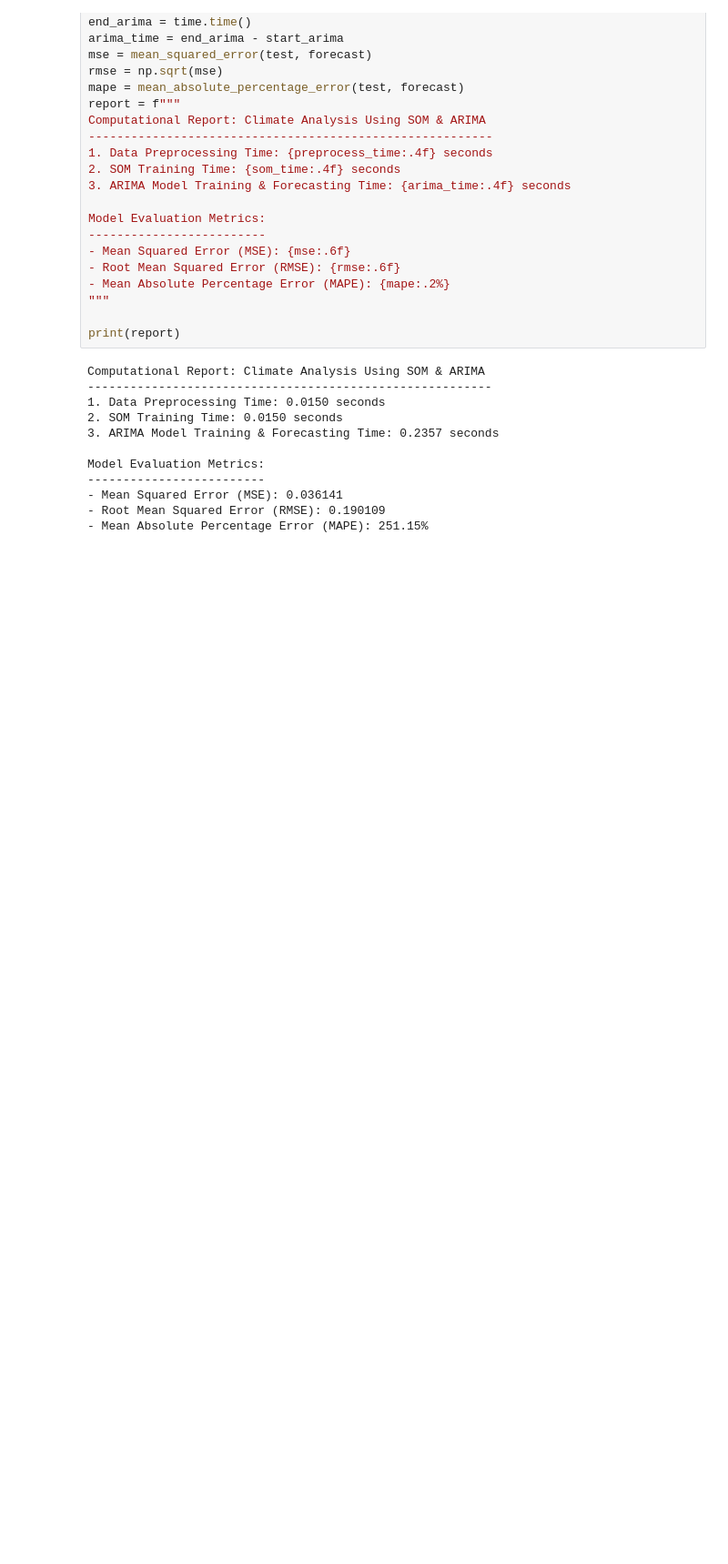
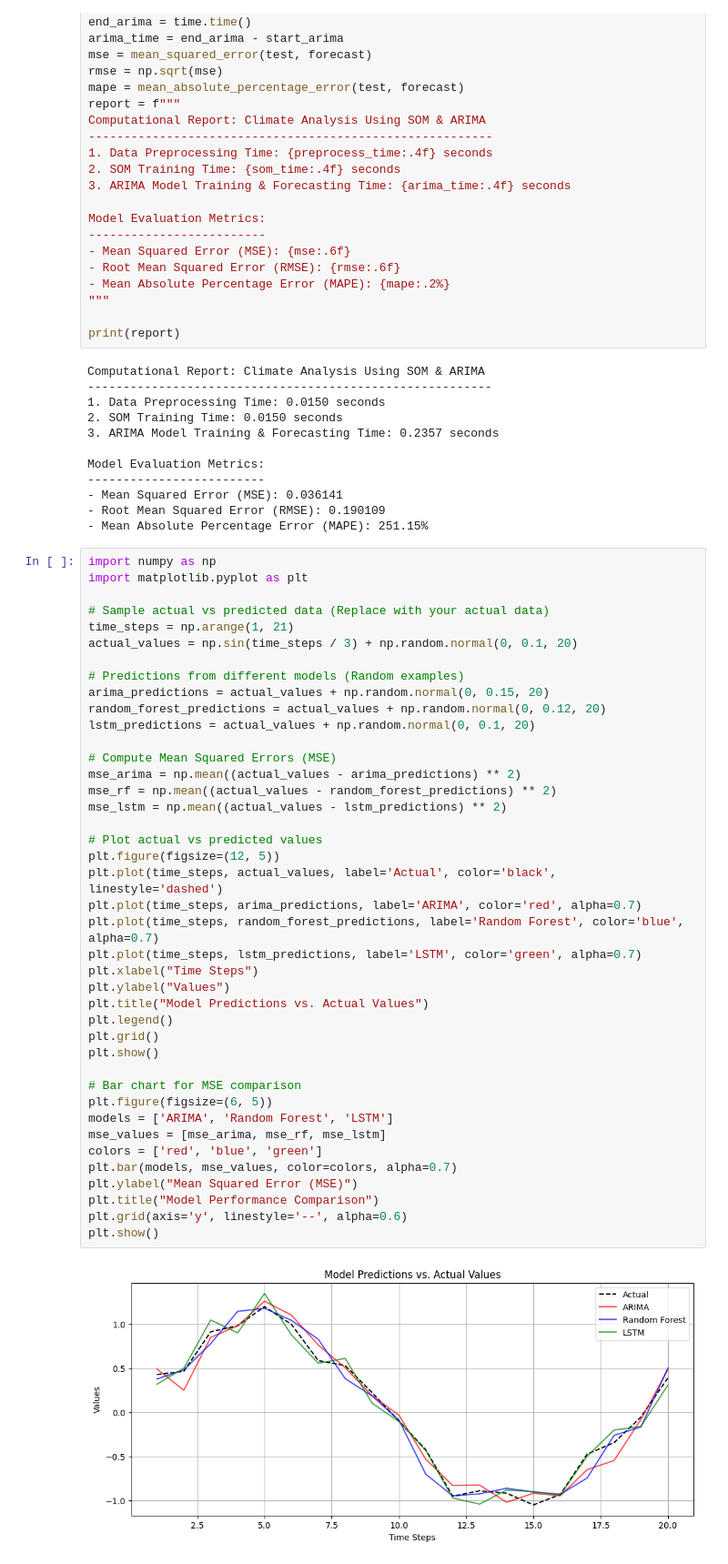
Before and after one commit to Varshit2448/Weather-Forecasting-using-parallel-Vocoding-Technique, a Jupyter notebook: Darkrai.ipynb, the cells around one changed output. Shown at 91% size. Drawn from its saved outputs; the diff is of its cells as text; blank space fills up the shorter version.

```diff
--- a/Darkrai.ipynb
+++ b/Darkrai.ipynb
@@ -1105,3 +1105,46 @@ Model Evaluation Metrics:
 - Mean Squared Error (MSE): 0.036141
 - Root Mean Squared Error (RMSE): 0.190109
 - Mean Absolute Percentage Error (MAPE): 251.15%
+# %%
+import numpy as np
+import matplotlib.pyplot as plt
+
+# Sample actual vs predicted data (Replace with your actual data)
+time_steps = np.arange(1, 21)
+actual_values = np.sin(time_steps / 3) + np.random.normal(0, 0.1, 20)
+
+# Predictions from different models (Random examples)
+arima_predictions = actual_values + np.random.normal(0, 0.15, 20)
+random_forest_predictions = actual_values + np.random.normal(0, 0.12, 20)
+lstm_predictions = actual_values + np.random.normal(0, 0.1, 20)
+
+# Compute Mean Squared Errors (MSE)
+mse_arima = np.mean((actual_values - arima_predictions) ** 2)
+mse_rf = np.mean((actual_values - random_forest_predictions) ** 2)
+mse_lstm = np.mean((actual_values - lstm_predictions) ** 2)
+
+# Plot actual vs predicted values
+plt.figure(figsize=(12, 5))
+plt.plot(time_steps, actual_values, label='Actual', color='black', linestyle='dashed')
+plt.plot(time_steps, arima_predictions, label='ARIMA', color='red', alpha=0.7)
+plt.plot(time_steps, random_forest_predictions, label='Random Forest', color='blue', alpha=0.7)
+plt.plot(time_steps, lstm_predictions, label='LSTM', color='green', alpha=0.7)
+plt.xlabel("Time Steps")
+plt.ylabel("Values")
+plt.title("Model Predictions vs. Actual Values")
+plt.legend()
+plt.grid()
+plt.show()
+
+# Bar chart for MSE comparison
+plt.figure(figsize=(6, 5))
+models = ['ARIMA', 'Random Forest', 'LSTM']
+mse_values = [mse_arima, mse_rf, mse_lstm]
+colors = ['red', 'blue', 'green']
+plt.bar(models, mse_values, color=colors, alpha=0.7)
+plt.ylabel("Mean Squared Error (MSE)")
+plt.title("Model Performance Comparison")
+plt.grid(axis='y', linestyle='--', alpha=0.6)
+plt.show()
+# %% [output]
+[figure, added]
```
Also changed, not shown: parts of 2 cells of this notebook.
